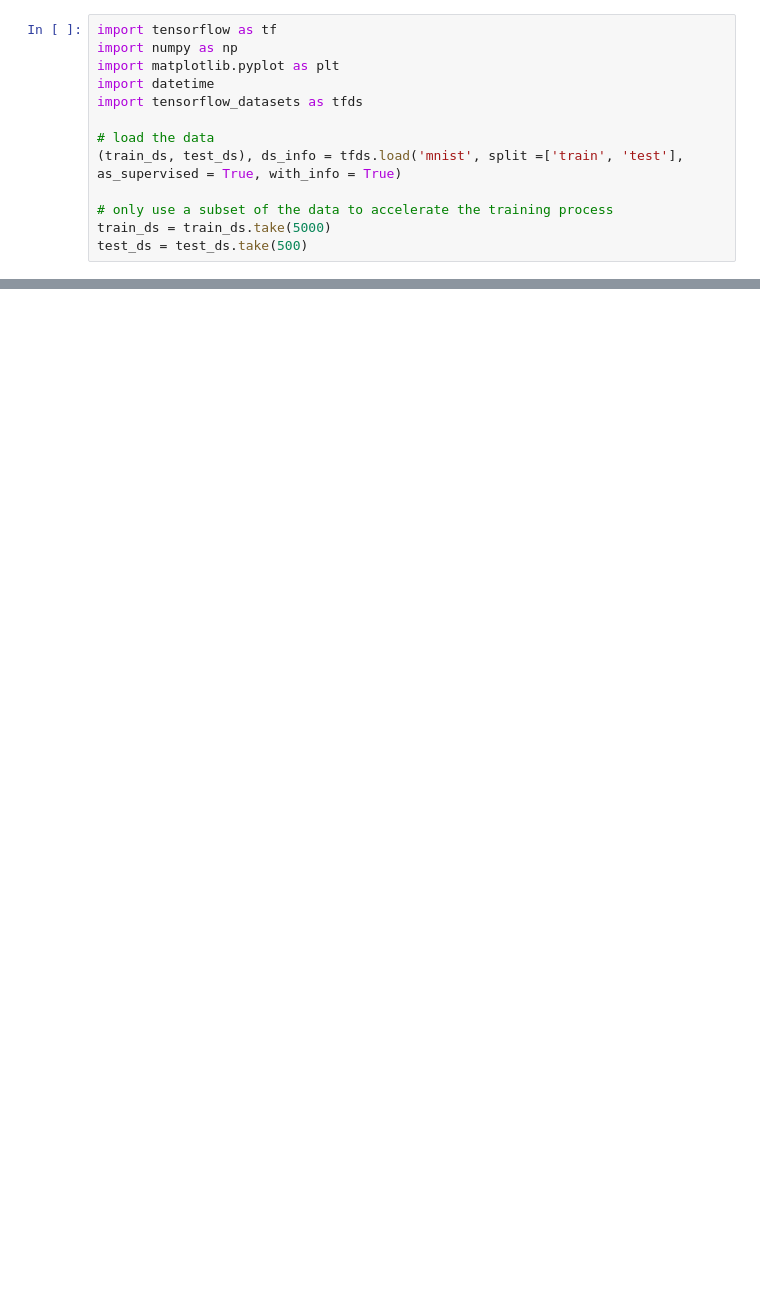
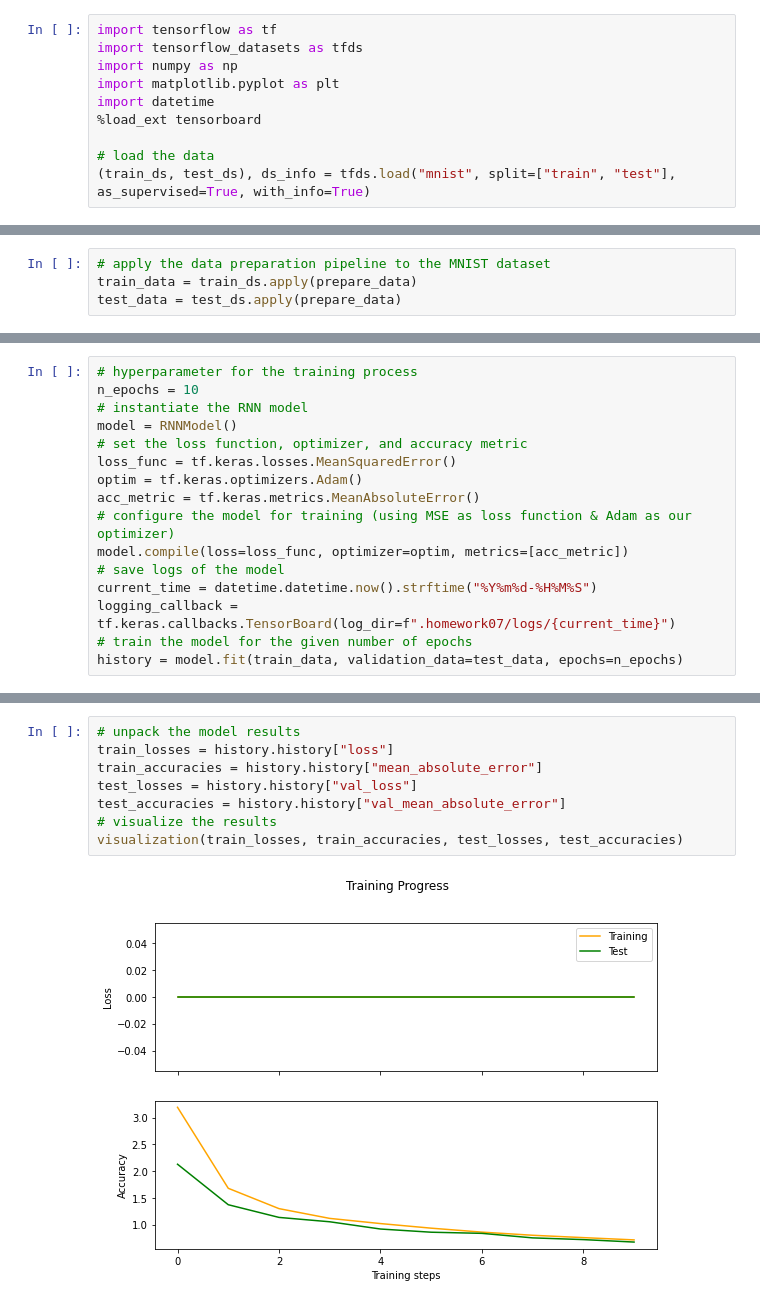
Before and after one commit to b-peters/IANNwTF-homework, a Jupyter notebook: homework07/homework07.ipynb, the cells around one changed output, grey strips where cells are left out. Cells and saved outputs as stored; diff of their text form; blank space fills up the shorter version.

```diff
--- a/homework07/homework07.ipynb
+++ b/homework07/homework07.ipynb
@@ -5,13 +7,10 @@
 # %%
 import tensorflow as tf
+import tensorflow_datasets as tfds
 import numpy as np
 import matplotlib.pyplot as plt
 import datetime
-import tensorflow_datasets as tfds
+%load_ext tensorboard
 
 # load the data
-(train_ds, test_ds), ds_info = tfds.load('mnist', split =['train', 'test'], as_supervised = True, with_info = True)
-
-# only use a subset of the data to accelerate the training process
-train_ds = train_ds.take(5000)
-test_ds = test_ds.take(500)
+(train_ds, test_ds), ds_info = tfds.load("mnist", split=["train", "test"], as_supervised=True, with_info=True)
@@ -95,0 +73,4 @@ prepare_data(train_ds, batch_size=32, sequence_len=28)
+# %%
+# apply the data preparation pipeline to the MNIST dataset
+train_data = train_ds.apply(prepare_data)
+test_data = test_ds.apply(prepare_data)
@@ -95,0 +272,16 @@ prepare_data(train_ds, batch_size=32, sequence_len=28)
+# %%
+# hyperparameter for the training process
+n_epochs = 10
+# instantiate the RNN model
+model = RNNModel()
+# set the loss function, optimizer, and accuracy metric
+loss_func = tf.keras.losses.MeanSquaredError()
+optim = tf.keras.optimizers.Adam()
+acc_metric = tf.keras.metrics.MeanAbsoluteError()
+# configure the model for training (using MSE as loss function & Adam as our optimizer)
+model.compile(loss=loss_func, optimizer=optim, metrics=[acc_metric])
+# save logs of the model
+current_time = datetime.datetime.now().strftime("%Y%m%d-%H%M%S")
+logging_callback = tf.keras.callbacks.TensorBoard(log_dir=f".homework07/logs/{current_time}")
+# train the model for the given number of epochs
+history = model.fit(train_data, validation_data=test_data, epochs=n_epochs)
@@ -95,0 +312,10 @@ prepare_data(train_ds, batch_size=32, sequence_len=28)
+# %%
+# unpack the model results
+train_losses = history.history["loss"]
+train_accuracies = history.history["mean_absolute_error"]
+test_losses = history.history["val_loss"]
+test_accuracies = history.history["val_mean_absolute_error"]
+# visualize the results
+visualization(train_losses, train_accuracies, test_losses, test_accuracies)
+# %% [output]
+[figure, added]
```
Also changed, not shown: parts of 22 cells of this notebook.
